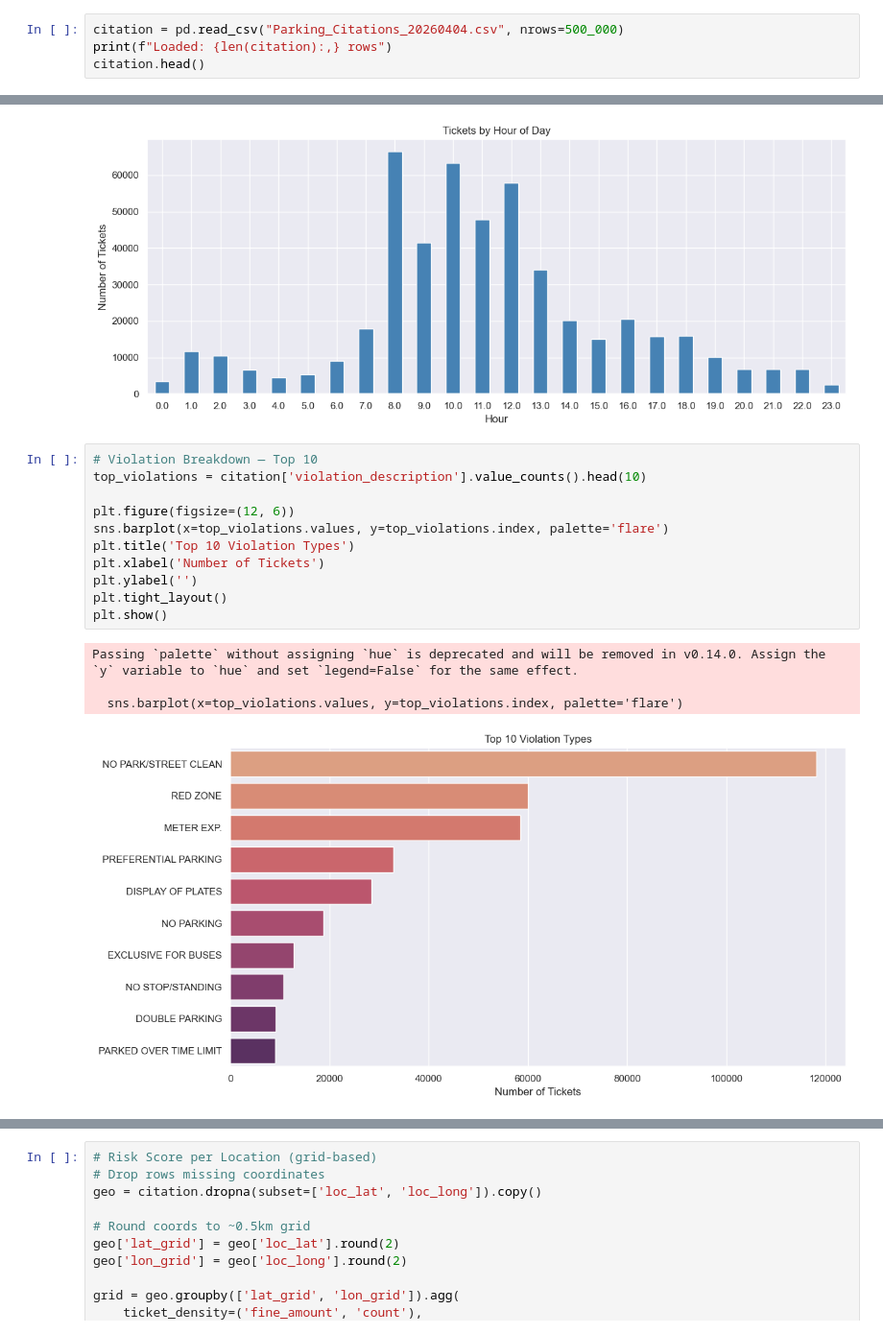
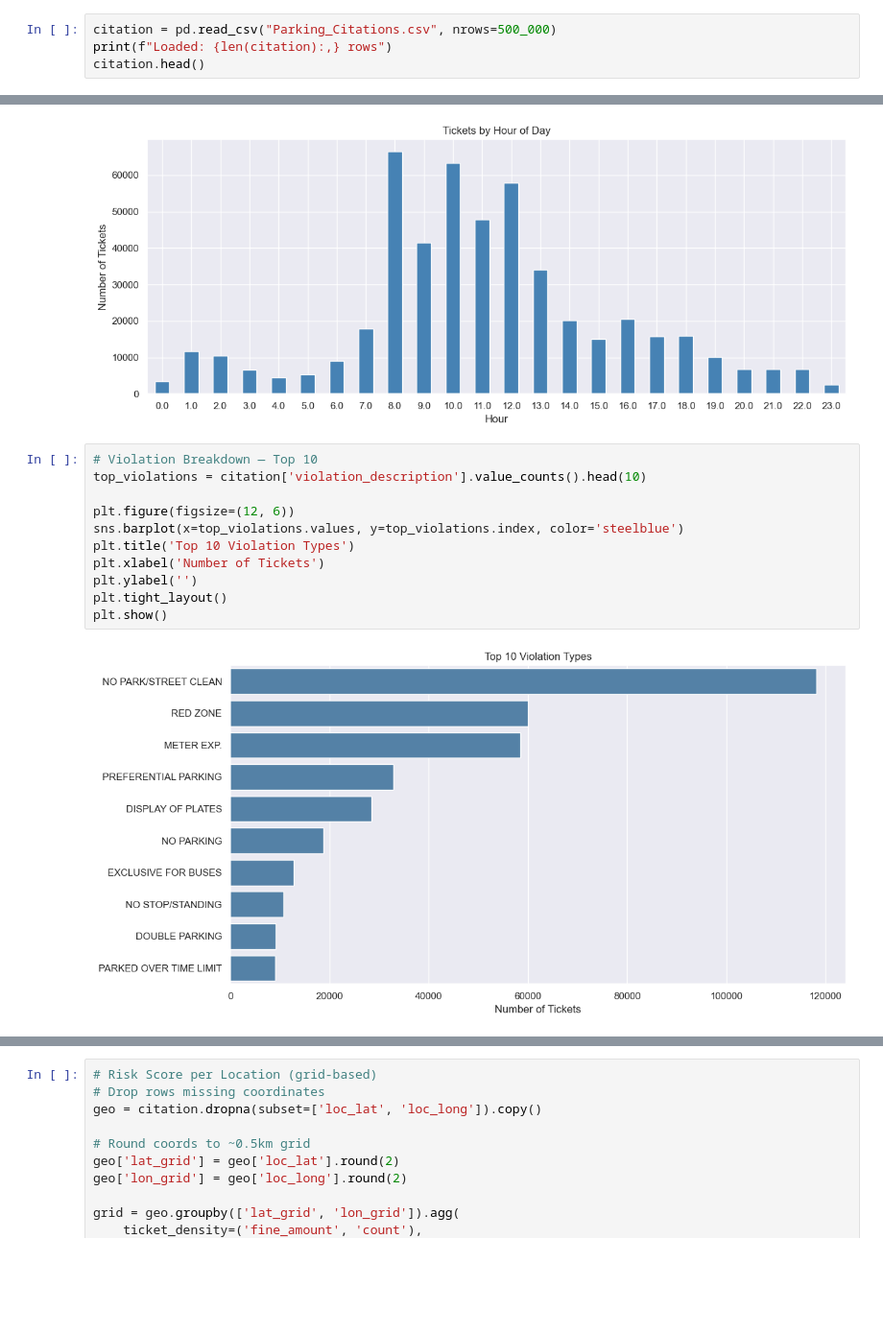
Before and after one commit to janhqnguyen2020/ParkLegal, a Jupyter notebook: data/citation.ipynb, the cells around one changed output, grey strips where cells are left out. Shown at 96% size. Saved outputs shown, nothing was run; the diff lists cells and outputs as text; blank space fills up the shorter version.

```diff
--- a/data/citation.ipynb
+++ b/data/citation.ipynb
@@ -3,7 +3,7 @@ import pandas as pd
 import numpy as np
 from pathlib import Path
 # %%
-citation = pd.read_csv("Parking_Citations_20260404.csv", nrows=500_000)
+citation = pd.read_csv("Parking_Citations.csv", nrows=500_000)
 print(f"Loaded: {len(citation):,} rows")
 citation.head()
 # %% [output]
@@ -56,19 +56,16 @@ plt.show()
 # %%
 # Violation Breakdown — Top 10
 top_violations = citation['violation_description'].value_counts().head(10)
 
 plt.figure(figsize=(12, 6))
-sns.barplot(x=top_violations.values, y=top_violations.index, palette='flare')
+sns.barplot(x=top_violations.values, y=top_violations.index, color='steelblue')
 plt.title('Top 10 Violation Types')
 plt.xlabel('Number of Tickets')
 plt.ylabel('')
 plt.tight_layout()
 plt.show()
 # %% [output]
-Passing `palette` without assigning `hue` is deprecated and will be removed in v0.14.0. Assign the `y` variable to `hue` and set `legend=False` for the same effect.
-
-  sns.barplot(x=top_violations.values, y=top_violations.index, palette='flare')
-[figure, old version]
+[figure, new version]
 # %%
 # Revenue Analysis
 citation['fine_amount'] = pd.to_numeric(citation['fine_amount'], errors='coerce')
```
Also changed, not shown: parts of 4 cells of this notebook, 1 other file.
